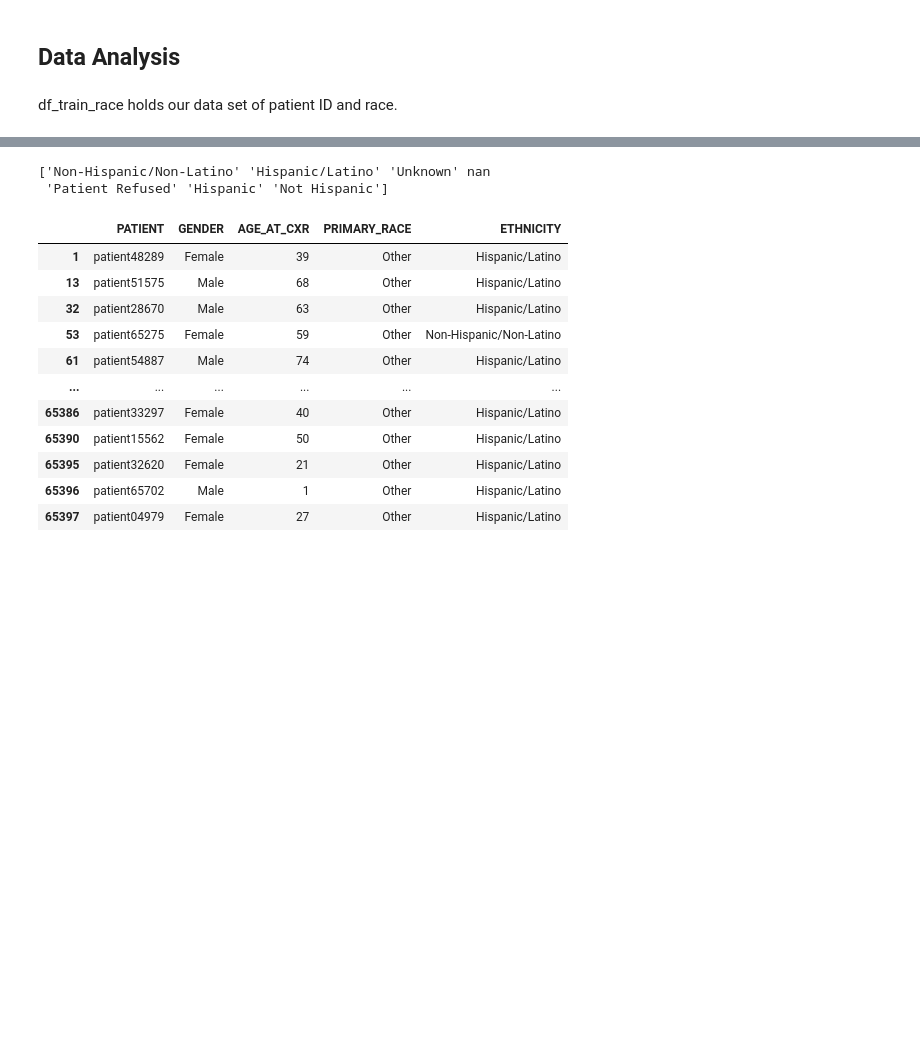
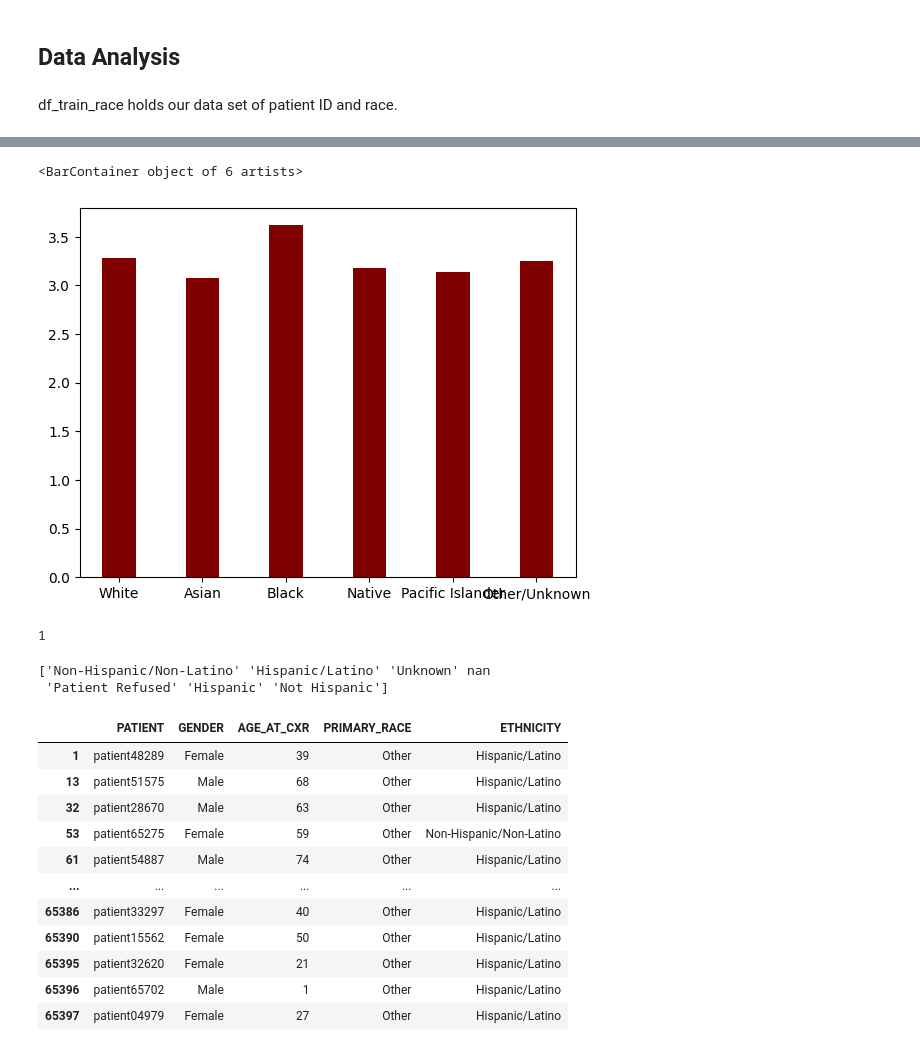
Before and after one commit to kennyerss/csci451-project, a Jupyter notebook: code/CS451.ipynb, the cells around one changed output, grey strips where cells are left out. Cells and saved outputs as stored; diff of their text form; code cells hidden in the pictures; blank space fills up the shorter version.

```diff
--- a/code/CS451.ipynb
+++ b/code/CS451.ipynb
@@ -134,3 +177,68 @@ White: 36772
+# %%
+# for i in range(35100):
+import os
+
+# total number of people in each race
+white = 0
+black = 0
+native = 0
+asian = 0
+pacific = 0
+other = 0
+
+# total number of revisits for each race
+white_visits = 0
+black_visits = 0
+native_visits = 0
+asian_visits = 0
+pacific_visits = 0
+other_visits = 0
+
+for i in range(35100):
+  path = '/content/drive/Shareddrives/CSCI451/train/' + df_race_sorted.iloc[i]['PATIENT'] + '/'
+  if os.path.exists(path):
+    subfolders = next(os.walk(path))[1]
+    num_subfolders = len(subfolders) # this is the number of studies this patient is involved in
+    race = df_race_sorted.iloc[i]['PRIMARY_RACE'] # race of patient
+
+    if 'White' in race:
+      white += 1
+      white_visits += num_subfolders
+
+    if 'Black' in race:
+      black += 1
+      black_visits += num_subfolders
+
+    if 'Asian' in race:
+      asian += 1
+      asian_visits += num_subfolders
+
+    if 'Native American' in race or 'Indian' in race:
+      native += 1
+      native_visits += num_subfolders
+
+    if 'Pacific' in race:
+      pacific += 1
+      pacific_visits += num_subfolders
+
+    else:
+      other += 1
+      other_visits += num_subfolders
+
+  else:
+    continue
+# %% [output]
+<BarContainer object of 6 artists>
+[figure, added]
+# %%
+i = 0
+path = '/content/drive/Shareddrives/CSCI451/train/' + df_race_sorted.iloc[i]['PATIENT'] + '/'
+if os.path.exists(path):
+  subfolders = next(os.walk(path))[1]
+  num_subfolders = len(subfolders)
+num_subfolders
+# %% [output]
+1
 # %%
 #print the unique labels for ethnicity
 print(df_train_race['ETHNICITY'].unique())
```
Also changed, not shown: parts of 42 cells of this notebook.
